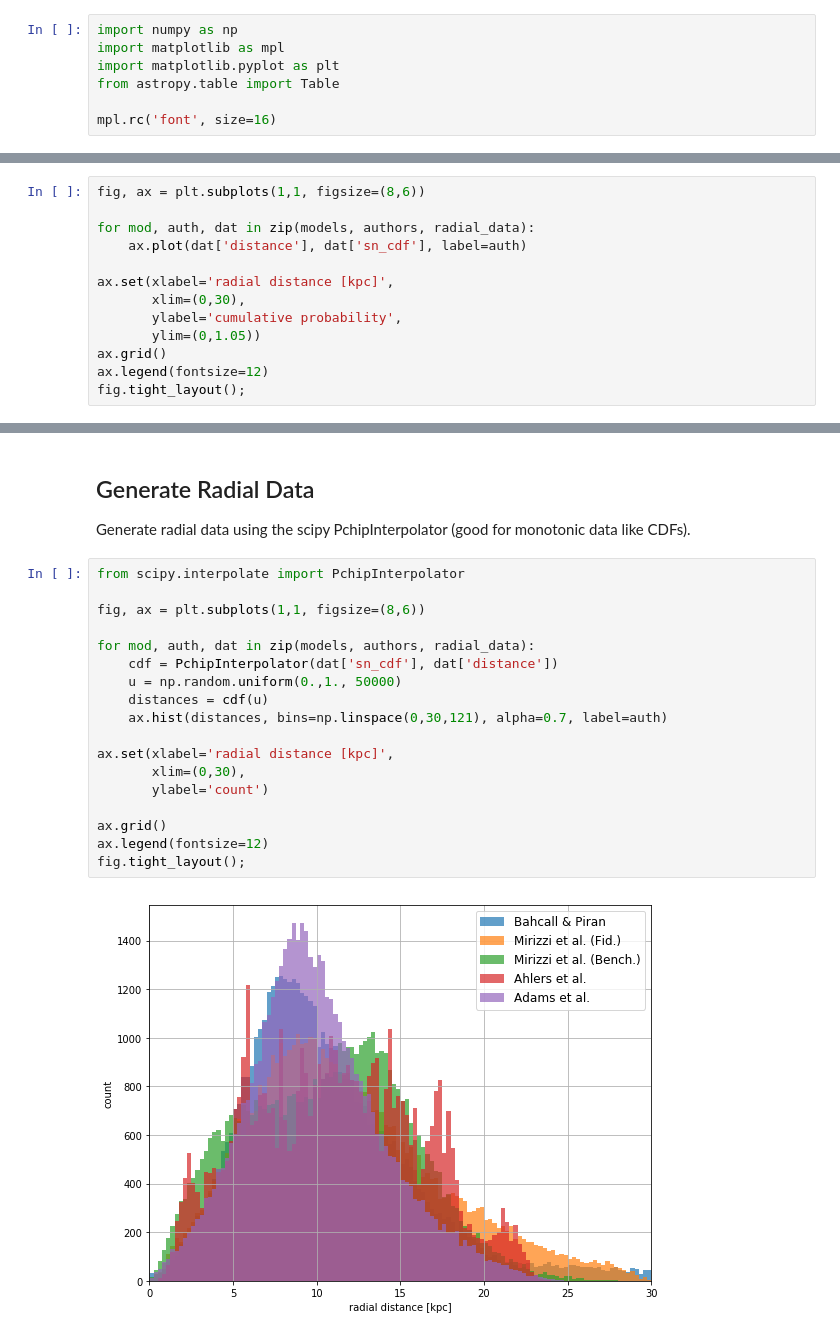
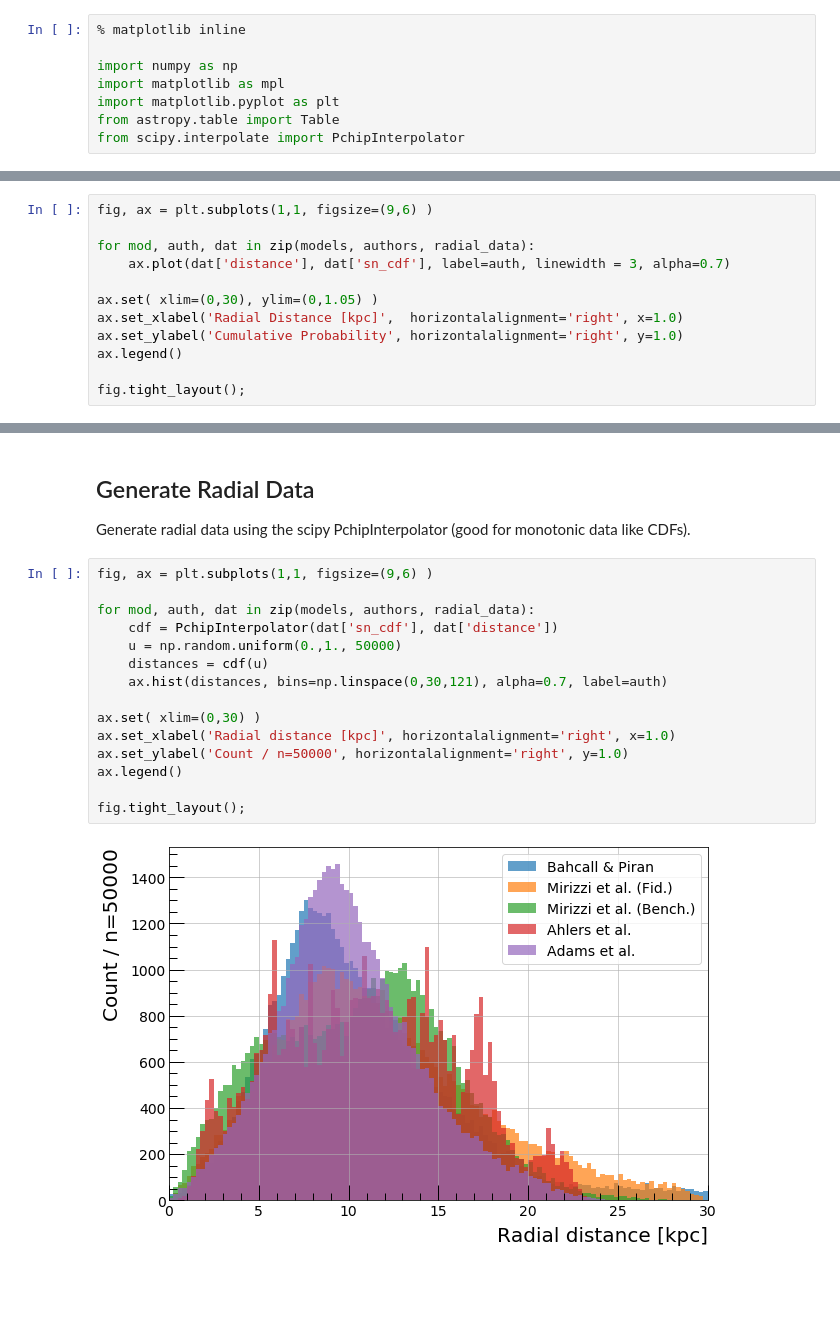
Before and after one commit to icecube/ASTERIA, a Jupyter notebook: docs/nb/stellar_distributions.ipynb, the cells around one changed output, grey strips where cells are left out. Saved outputs shown, nothing was run; the diff lists cells and outputs as text; blank space fills up the shorter version.

```diff
--- a/docs/nb/stellar_distributions.ipynb
+++ b/docs/nb/stellar_distributions.ipynb
@@ -12,9 +12,10 @@ Sources for the models include:
 
 The data are stored as cumulative distributions, making it easy to randomly generate distances with respect to the solar system according to their respective probability density functions. Examples are shown below.
 # %%
+% matplotlib inline
+
 import numpy as np
 import matplotlib as mpl
 import matplotlib.pyplot as plt
 from astropy.table import Table
-
-mpl.rc('font', size=16)
+from scipy.interpolate import PchipInterpolator
@@ -35,16 +69,15 @@ for model in models:
 # %% [markdown]
 ## Plot Cumulative Distributions
 # %%
-fig, ax = plt.subplots(1,1, figsize=(8,6))
+fig, ax = plt.subplots(1,1, figsize=(9,6) )
 
 for mod, auth, dat in zip(models, authors, radial_data):
-    ax.plot(dat['distance'], dat['sn_cdf'], label=auth)
+    ax.plot(dat['distance'], dat['sn_cdf'], label=auth, linewidth = 3, alpha=0.7)
 
-ax.set(xlabel='radial distance [kpc]',
-       xlim=(0,30),
-       ylabel='cumulative probability',
-       ylim=(0,1.05))
-ax.grid()
-ax.legend(fontsize=12)
+ax.set( xlim=(0,30), ylim=(0,1.05) )
+ax.set_xlabel('Radial Distance [kpc]',  horizontalalignment='right', x=1.0)
+ax.set_ylabel('Cumulative Probability', horizontalalignment='right', y=1.0)
+ax.legend()
+
 fig.tight_layout();
 # %% [output]
@@ -54,22 +87,19 @@ fig.tight_layout();
 
 Generate radial data using the scipy PchipInterpolator (good for monotonic data like CDFs).
 # %%
-from scipy.interpolate import PchipInterpolator
-
-fig, ax = plt.subplots(1,1, figsize=(8,6))
+fig, ax = plt.subplots(1,1, figsize=(9,6) )
 
 for mod, auth, dat in zip(models, authors, radial_data):
     cdf = PchipInterpolator(dat['sn_cdf'], dat['distance'])
     u = np.random.uniform(0.,1., 50000)
     distances = cdf(u)
     ax.hist(distances, bins=np.linspace(0,30,121), alpha=0.7, label=auth)
 
-ax.set(xlabel='radial distance [kpc]',
-       xlim=(0,30),
-       ylabel='count')
+ax.set( xlim=(0,30) )
+ax.set_xlabel('Radial distance [kpc]', horizontalalignment='right', x=1.0)
+ax.set_ylabel('Count / n=50000', horizontalalignment='right', y=1.0)
+ax.legend()
 
-ax.grid()
-ax.legend(fontsize=12)
 fig.tight_layout();
 # %% [output]
-[figure, old version]
+[figure, new version]
```
Also changed, not shown: parts of 3 cells of this notebook, 4 other files.
